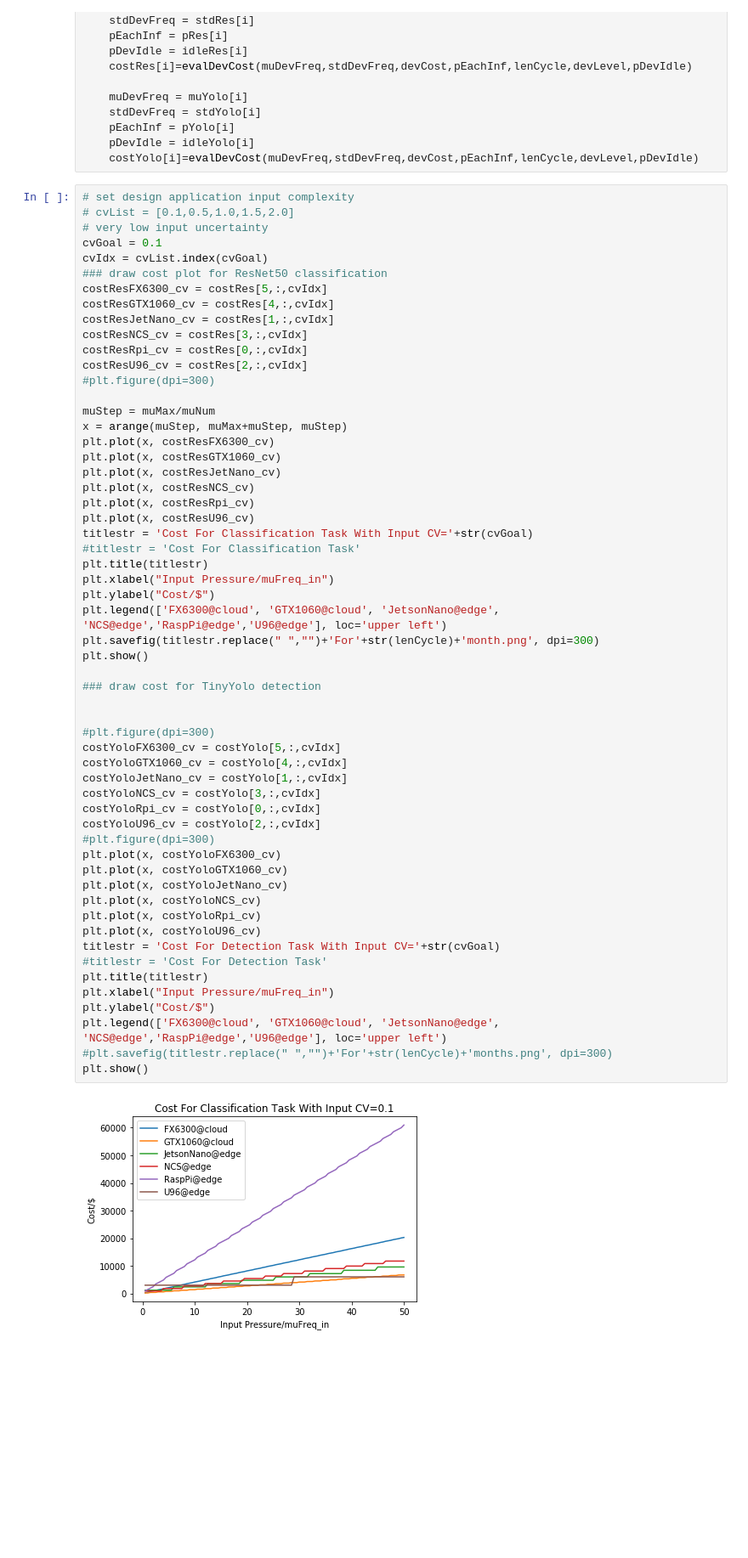
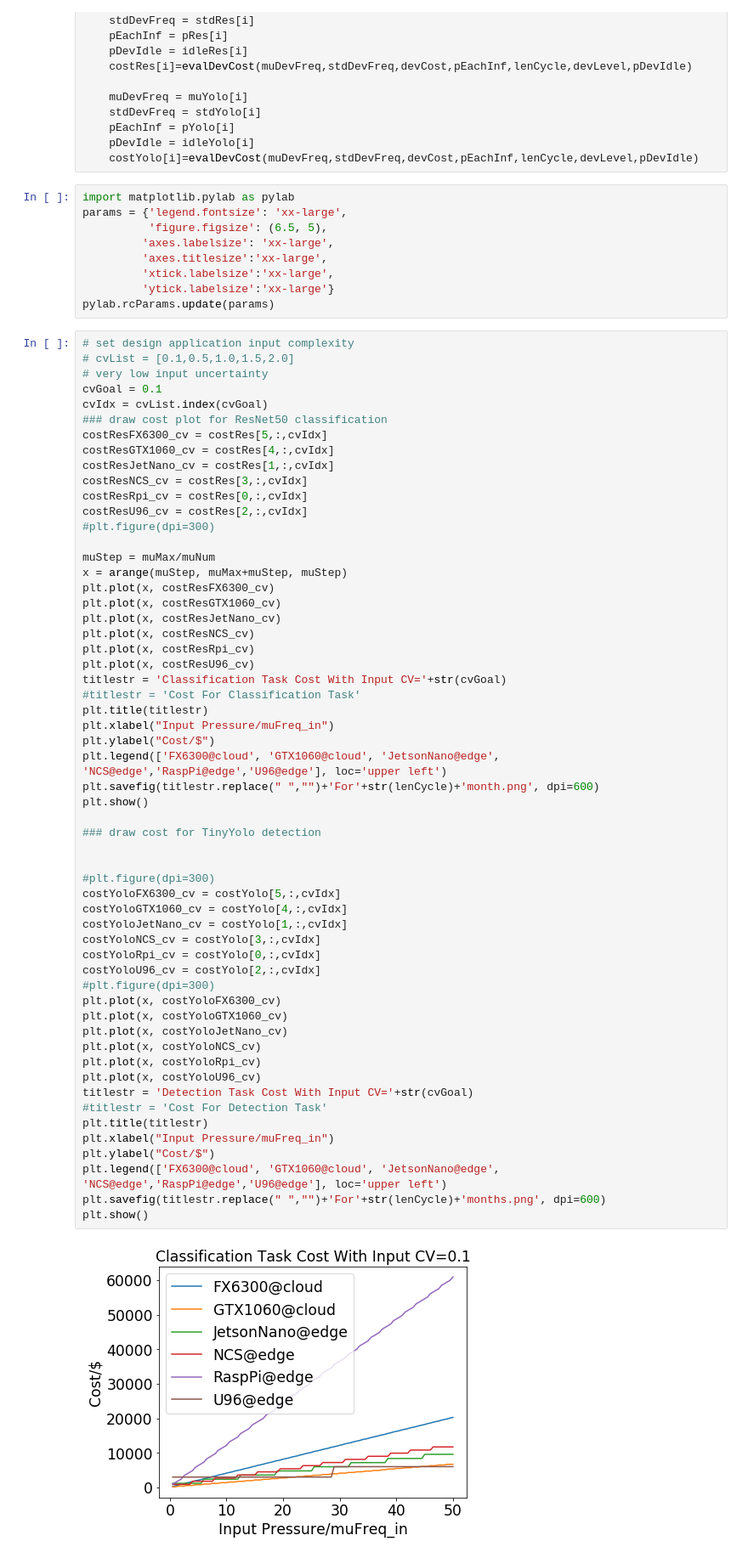
Before and after one commit to dustinjoe/EdgeHardwareAcceleratorRecommender, a Jupyter notebook: HW_Acc_Evaluation.ipynb, the cells around one changed output. Shown at 85% size. Cells and saved outputs as stored; diff of their text form; blank space fills up the shorter version.

Commit message:
update plots

```diff
--- a/HW_Acc_Evaluation.ipynb
+++ b/HW_Acc_Evaluation.ipynb
@@ -209,6 +209,15 @@ for i in range(6):
     pEachInf = pYolo[i]
     pDevIdle = idleYolo[i]
     costYolo[i]=evalDevCost(muDevFreq,stdDevFreq,devCost,pEachInf,lenCycle,devLevel,pDevIdle)
+# %%
+import matplotlib.pylab as pylab
+params = {'legend.fontsize': 'xx-large',
+          'figure.figsize': (6.5, 5),
+         'axes.labelsize': 'xx-large',
+         'axes.titlesize':'xx-large',
+         'xtick.labelsize':'xx-large',
+         'ytick.labelsize':'xx-large'}
+pylab.rcParams.update(params)
 # %%
 # set design application input complexity
 # cvList = [0.1,0.5,1.0,1.5,2.0]
@@ -232,39 +241,39 @@ plt.plot(x, costResJetNano_cv)
 plt.plot(x, costResNCS_cv)
 plt.plot(x, costResRpi_cv)
 plt.plot(x, costResU96_cv)
-titlestr = 'Cost For Classification Task With Input CV='+str(cvGoal)
+titlestr = 'Classification Task Cost With Input CV='+str(cvGoal)
 #titlestr = 'Cost For Classification Task'
 plt.title(titlestr)
 plt.xlabel("Input Pressure/muFreq_in")
 plt.ylabel("Cost/$")
 plt.legend(['FX6300@cloud', 'GTX1060@cloud', 'JetsonNano@edge', 'NCS@edge','RaspPi@edge','U96@edge'], loc='upper left')
-plt.savefig(titlestr.replace(" ","")+'For'+str(lenCycle)+'month.png', dpi=300)
+plt.savefig(titlestr.replace(" ","")+'For'+str(lenCycle)+'month.png', dpi=600)
 plt.show()
 
 ### draw cost for TinyYolo detection
 
 
 #plt.figure(dpi=300)
 costYoloFX6300_cv = costYolo[5,:,cvIdx]
 costYoloGTX1060_cv = costYolo[4,:,cvIdx]
 costYoloJetNano_cv = costYolo[1,:,cvIdx]
 costYoloNCS_cv = costYolo[3,:,cvIdx]
 costYoloRpi_cv = costYolo[0,:,cvIdx]
 costYoloU96_cv = costYolo[2,:,cvIdx]
 #plt.figure(dpi=300)
 plt.plot(x, costYoloFX6300_cv)
 plt.plot(x, costYoloGTX1060_cv)
 plt.plot(x, costYoloJetNano_cv)
 plt.plot(x, costYoloNCS_cv)
 plt.plot(x, costYoloRpi_cv)
 plt.plot(x, costYoloU96_cv)
-titlestr = 'Cost For Detection Task With Input CV='+str(cvGoal)
+titlestr = 'Detection Task Cost With Input CV='+str(cvGoal)
 #titlestr = 'Cost For Detection Task'
 plt.title(titlestr)
 plt.xlabel("Input Pressure/muFreq_in")
 plt.ylabel("Cost/$")
 plt.legend(['FX6300@cloud', 'GTX1060@cloud', 'JetsonNano@edge', 'NCS@edge','RaspPi@edge','U96@edge'], loc='upper left')
-#plt.savefig(titlestr.replace(" ","")+'For'+str(lenCycle)+'months.png', dpi=300)
+plt.savefig(titlestr.replace(" ","")+'For'+str(lenCycle)+'months.png', dpi=600)
 plt.show()
 # %% [output]
-[figure, old version]
+[figure, new version]
```
Also changed, not shown: parts of 4 cells of this notebook, 2 other files.
